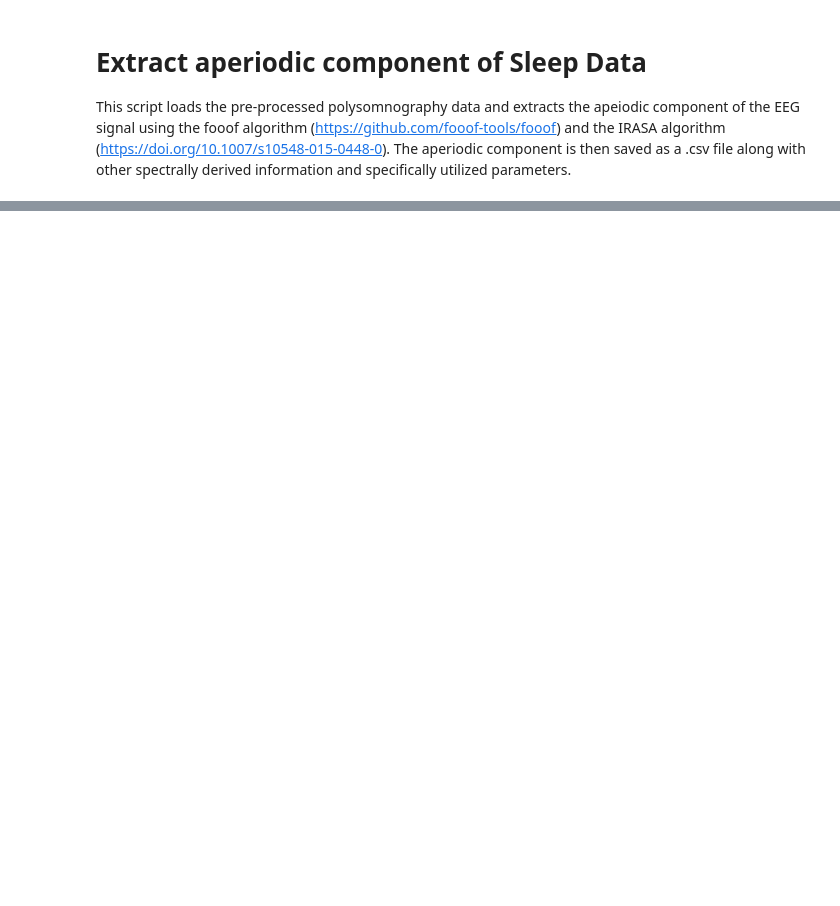
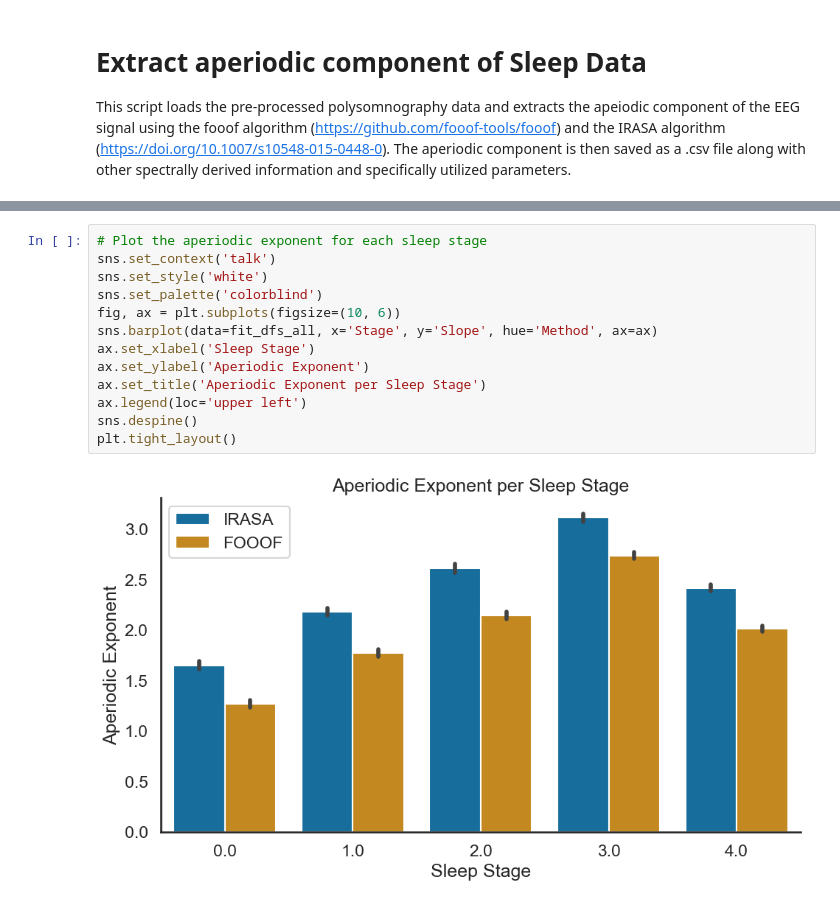
Before and after one commit to mvaliadis/2023_NENA_Aperiodic_Workshop, a Jupyter notebook: notebooks/aperiodic_sleep.ipynb, the cells around one changed output, grey strips where cells are left out. Drawn from its saved outputs; the diff is of its cells as text; blank space fills up the shorter version.

```diff
--- a/notebooks/aperiodic_sleep.ipynb
+++ b/notebooks/aperiodic_sleep.ipynb
@@ -83,0 +583,15 @@ plt.ylabel('PSD log($uV^2$/Hz)');
+# %%
+# Plot the aperiodic exponent for each sleep stage
+sns.set_context('talk')
+sns.set_style('white')
+sns.set_palette('colorblind')
+fig, ax = plt.subplots(figsize=(10, 6))
+sns.barplot(data=fit_dfs_all, x='Stage', y='Slope', hue='Method', ax=ax)
+ax.set_xlabel('Sleep Stage')
+ax.set_ylabel('Aperiodic Exponent')
+ax.set_title('Aperiodic Exponent per Sleep Stage')
+ax.legend(loc='upper left')
+sns.despine()
+plt.tight_layout()
+# %% [output]
+[figure, added]
```
Also changed, not shown: parts of 20 cells of this notebook, 1 other file.
